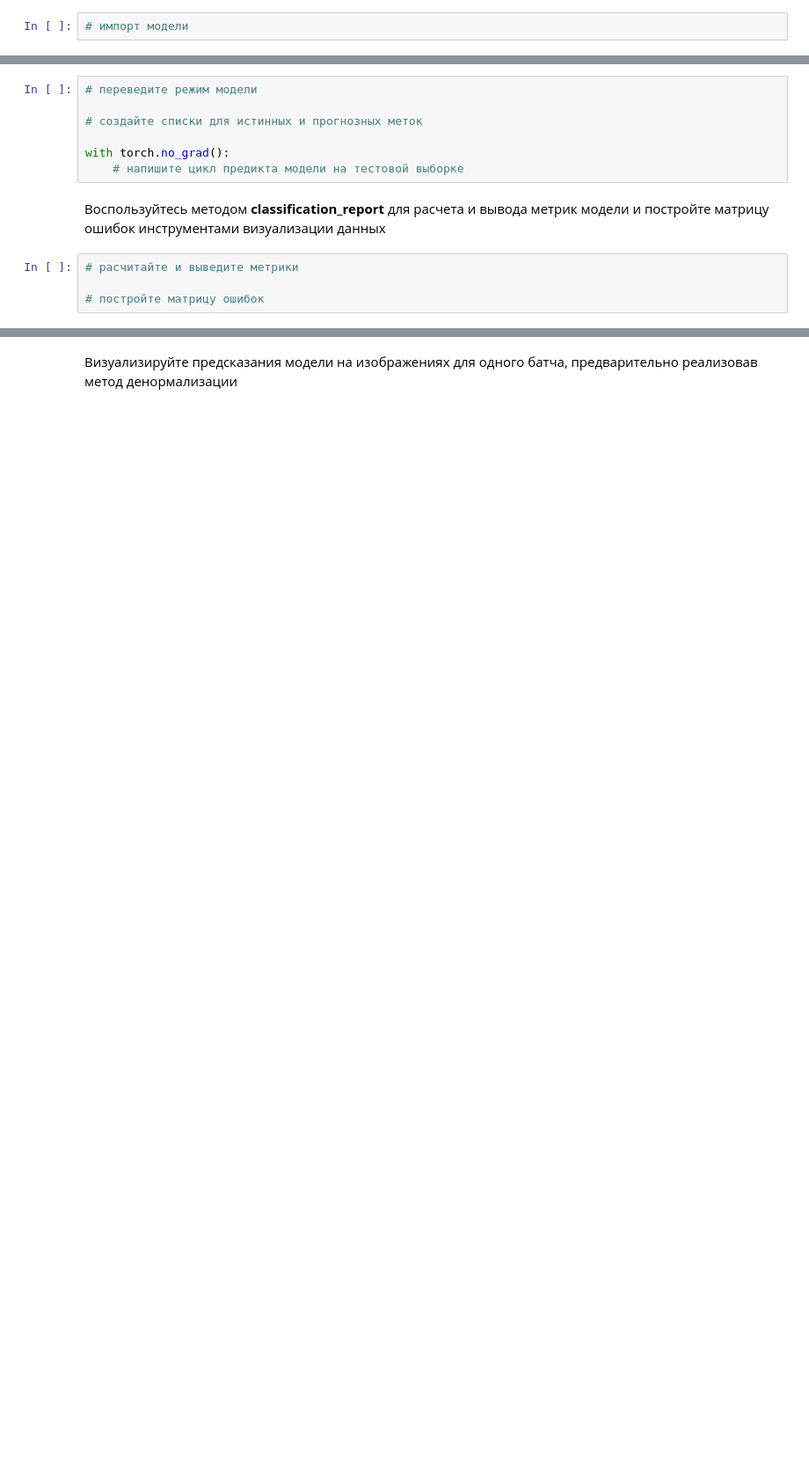
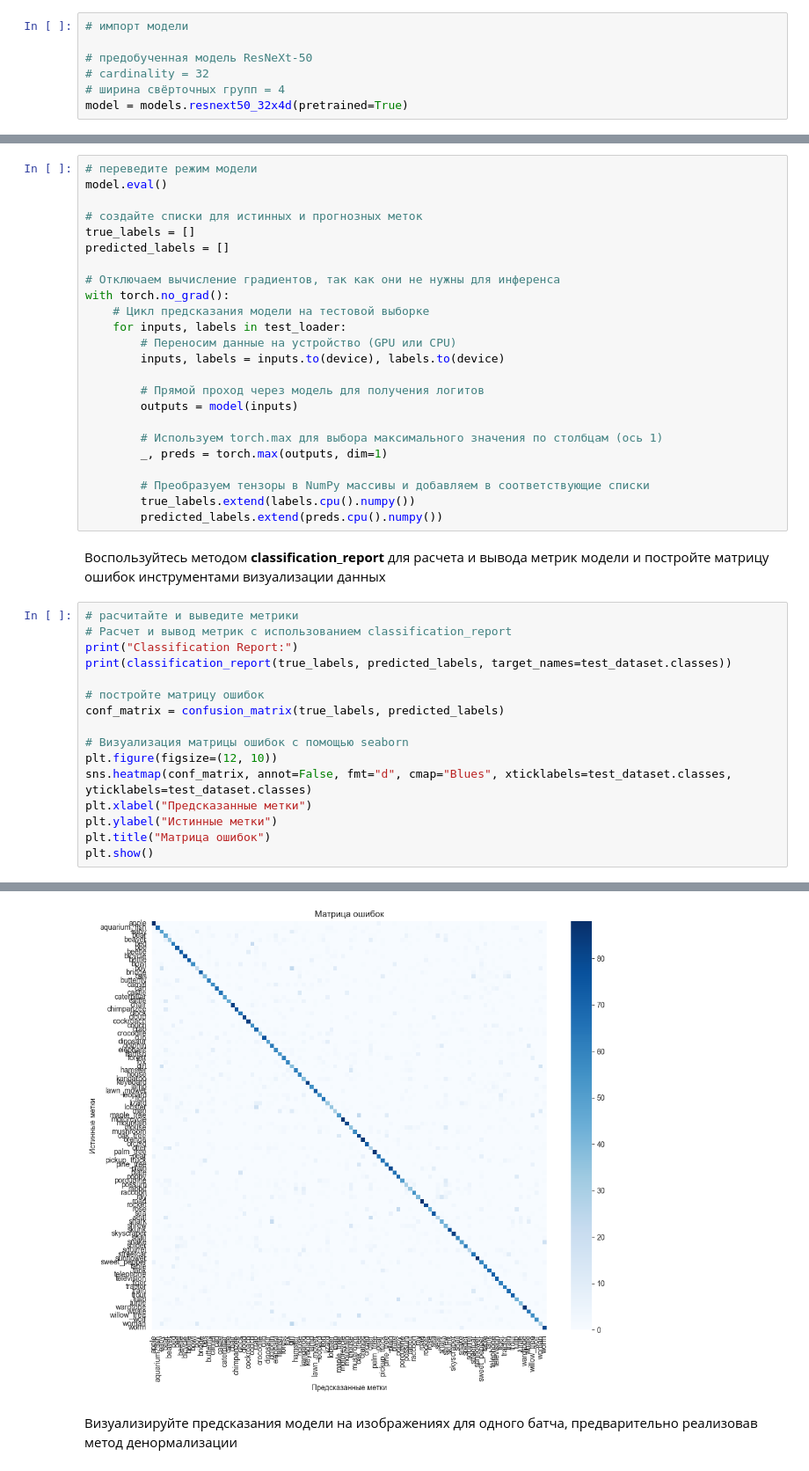
Before and after one commit to roman9234/neural_networks____university-homework, a Jupyter notebook: 2_лаба/#2 ResNeXt.ipynb, the cells around one changed output, grey strips where cells are left out. Shown: that part at 88% size. Saved outputs shown, nothing was run; the diff lists cells and outputs as text; blank space fills up the shorter version.

```diff
--- a/2_лаба/#2 ResNeXt.ipynb
+++ b/2_лаба/#2 ResNeXt.ipynb
@@ -80,3 +90,8 @@ print("Используемое устройство:", device)
 Для этого обратитесь к пакету моделей и датасетов [torchvision](https://pytorch.org/vision/0.9/models.html) фреймфорка PyTorch. Там вы найдете сведения о работе с данными и моделью.
 # %%
 # импорт модели
+
+# предобученная модель ResNeXt-50
+# cardinality = 32
+# ширина свёрточных групп = 4
+model = models.resnext50_32x4d(pretrained=True)
@@ -151,14 +239,44 @@ for epoch in range(num_epochs):
 Преобразуйте полученные истинные и прогнозные метки в NumPy-массив и добавьте в соответствующие списки:
 # %%
 # переведите режим модели
+model.eval()
 
 # создайте списки для истинных и прогнозных меток
+true_labels = []
+predicted_labels = []
 
+# Отключаем вычисление градиентов, так как они не нужны для инференса
 with torch.no_grad():
-    # напишите цикл предикта модели на тестовой выборке
+    # Цикл предсказания модели на тестовой выборке
+    for inputs, labels in test_loader:
+        # Переносим данные на устройство (GPU или CPU)
+        inputs, labels = inputs.to(device), labels.to(device)
+
+        # Прямой проход через модель для получения логитов
+        outputs = model(inputs)
+
+        # Используем torch.max для выбора максимального значения по столбцам (ось 1)
+        _, preds = torch.max(outputs, dim=1)
+
+        # Преобразуем тензоры в NumPy массивы и добавляем в соответствующие списки
+        true_labels.extend(labels.cpu().numpy())
+        predicted_labels.extend(preds.cpu().numpy())
 # %% [markdown]
 Воспользуйтесь методом **classification_report** для расчета и вывода метрик модели и постройте матрицу ошибок инструментами визуализации данных
 # %%
 # расчитайте и выведите метрики
+# Расчет и вывод метрик с использованием classification_report
+print("Classification Report:")
+print(classification_report(true_labels, predicted_labels, target_names=test_dataset.classes))
 
 # постройте матрицу ошибок
+conf_matrix = confusion_matrix(true_labels, predicted_labels)
+
+# Визуализация матрицы ошибок с помощью seaborn
+plt.figure(figsize=(12, 10))
+sns.heatmap(conf_matrix, annot=False, fmt="d", cmap="Blues", xticklabels=test_dataset.classes, yticklabels=test_dataset.classes)
+plt.xlabel("Предсказанные метки")
+plt.ylabel("Истинные метки")
+plt.title("Матрица ошибок")
+plt.show()
+# %% [output]
@@ -165,3 +300,4 @@ with torch.no_grad():
+[figure, added]
 # %% [markdown]
 Визуализируйте предсказания модели на изображениях для одного батча, предварительно реализовав метод денормализации
 # %%
```
Also changed, not shown: parts of 9 cells of this notebook, 4 other files.
